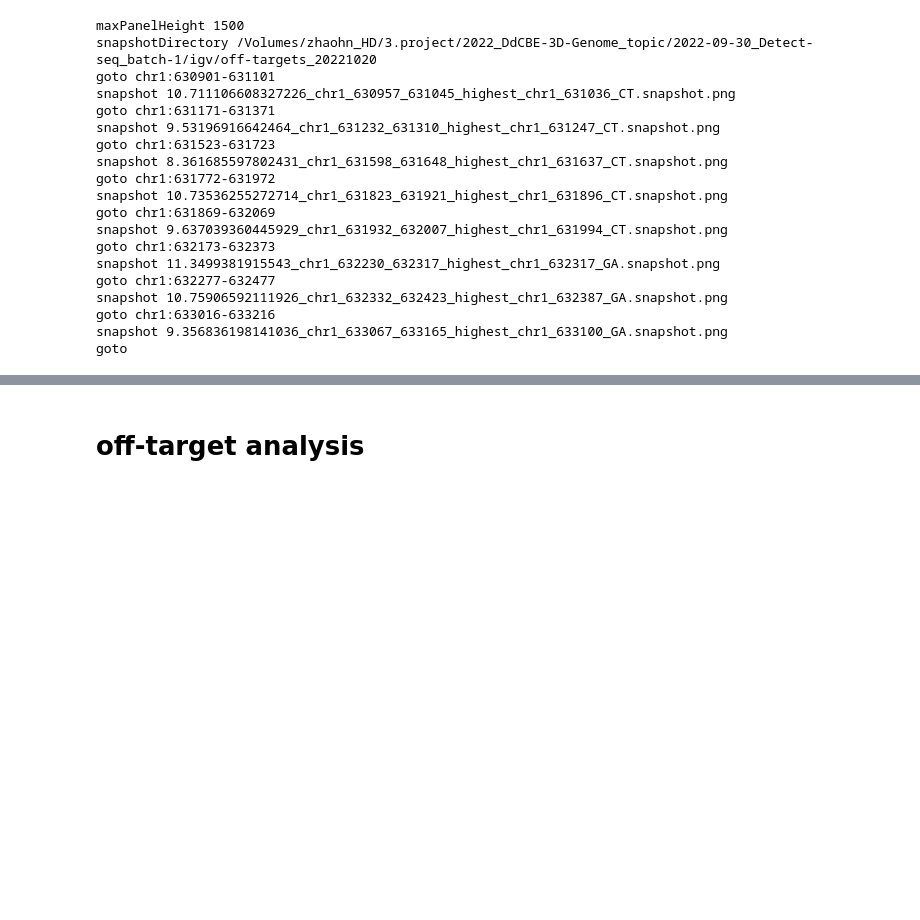
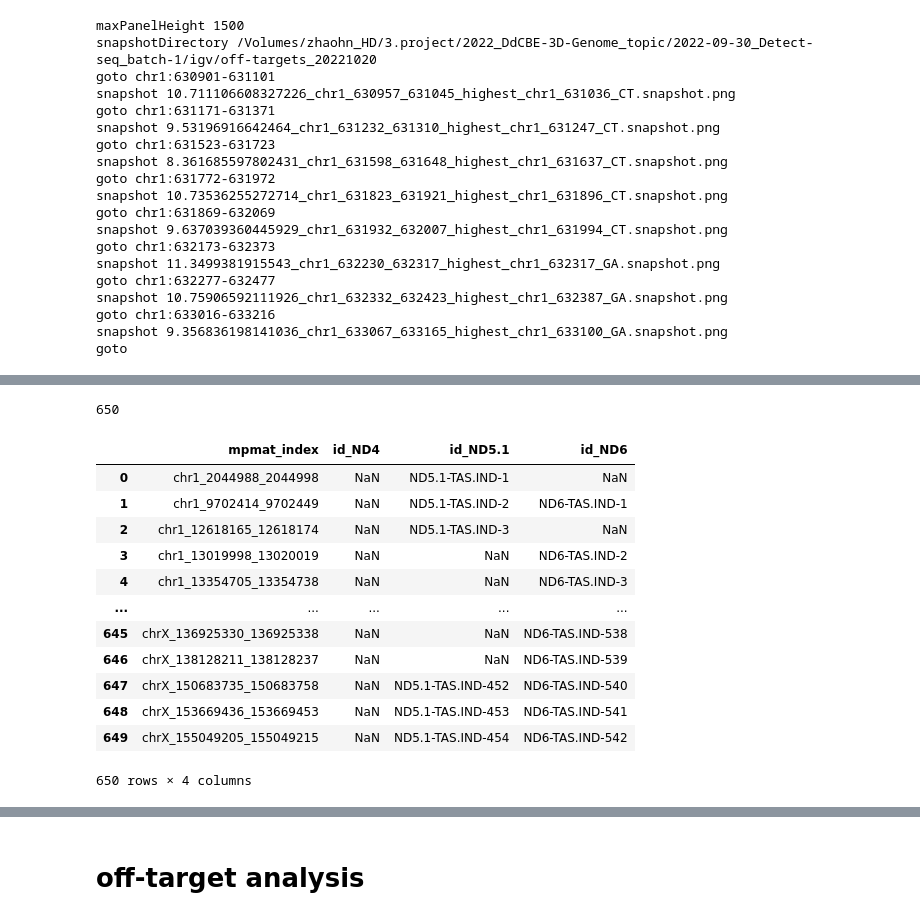
Before and after one commit to hermanzhaozzzz/snakepipes_detect-seq, a Jupyter notebook: step.03.local_analysis.ipynb, the cells around one changed output, grey strips where cells are left out. Drawn from its saved outputs; the diff is of its cells as text; code cells hidden in the pictures; blank space fills up the shorter version.

Commit message:
2022-10-21 generate 650mpmat

```diff
--- a/step.03.local_analysis.ipynb
+++ b/step.03.local_analysis.ipynb
@@ -297,0 +300,9 @@ with open(f'{path_out}/off-targets_{date}_snapshot.igv_shot_script', 'wt') as f:
+# %%
+df_old_final_list = pd.read_csv(
+    "../tables/20220312-DdCBE-off_target_type.FinallistV4.CheckPrimer.AddV4ID.tsv",
+    sep='\t',
+    header=0,
+    usecols=['region_id', 'off_target_id.V4.ND4', 'off_target_id.V4.ND5.1', 'off_target_id.V4.ND6'],
+)
+df_old_final_list.columns = ['mpmat_index', 'id_ND4', 'id_ND5.1', 'id_ND6']
+df_old_final_list.head()
@@ -297,0 +316,28 @@ with open(f'{path_out}/off-targets_{date}_snapshot.igv_shot_script', 'wt') as f:
+# %%
+def query_ind(x):
+    x = x.fillna('')
+    if 'IND' in x['id_ND4']: return True
+    elif 'IND' in x['id_ND5.1']: return True
+    elif 'IND' in x['id_ND6']: return True
+    else: return False
+
+df_old_final_list.apply(query_ind, axis=1).sum()
+# %% [output]
+650
+# %%
+df_old_share = df_old_final_list[df_old_final_list.apply(query_ind, axis=1)].reset_index(drop=True)
+df_old_share
+# %% [output]
+|  | mpmat_index | id_ND4 | id_ND5.1 | id_ND6 |
+| 0 | chr1_2044988_2044998 | NaN | ND5.1-TAS.IND-1 | NaN |
+| 1 | chr1_9702414_9702449 | NaN | ND5.1-TAS.IND-2 | ND6-TAS.IND-1 |
+| 2 | chr1_12618165_12618174 | NaN | ND5.1-TAS.IND-3 | NaN |
+| 3 | chr1_13019998_13020019 | NaN | NaN | ND6-TAS.IND-2 |
+| 4 | chr1_13354705_13354738 | NaN | NaN | ND6-TAS.IND-3 |
+| ... | ... | ... | ... | ... |
+| 645 | chrX_136925330_136925338 | NaN | NaN | ND6-TAS.IND-538 |
+| 646 | chrX_138128211_138128237 | NaN | NaN | ND6-TAS.IND-539 |
+| 647 | chrX_150683735_150683758 | NaN | ND5.1-TAS.IND-452 | ND6-TAS.IND-540 |
+| 648 | chrX_153669436_153669453 | NaN | ND5.1-TAS.IND-453 | ND6-TAS.IND-541 |
+| 649 | chrX_155049205_155049215 | NaN | ND5.1-TAS.IND-454 | ND6-TAS.IND-542 |
+650 rows × 4 columns
```
Also changed, not shown: parts of 5 cells of this notebook.
